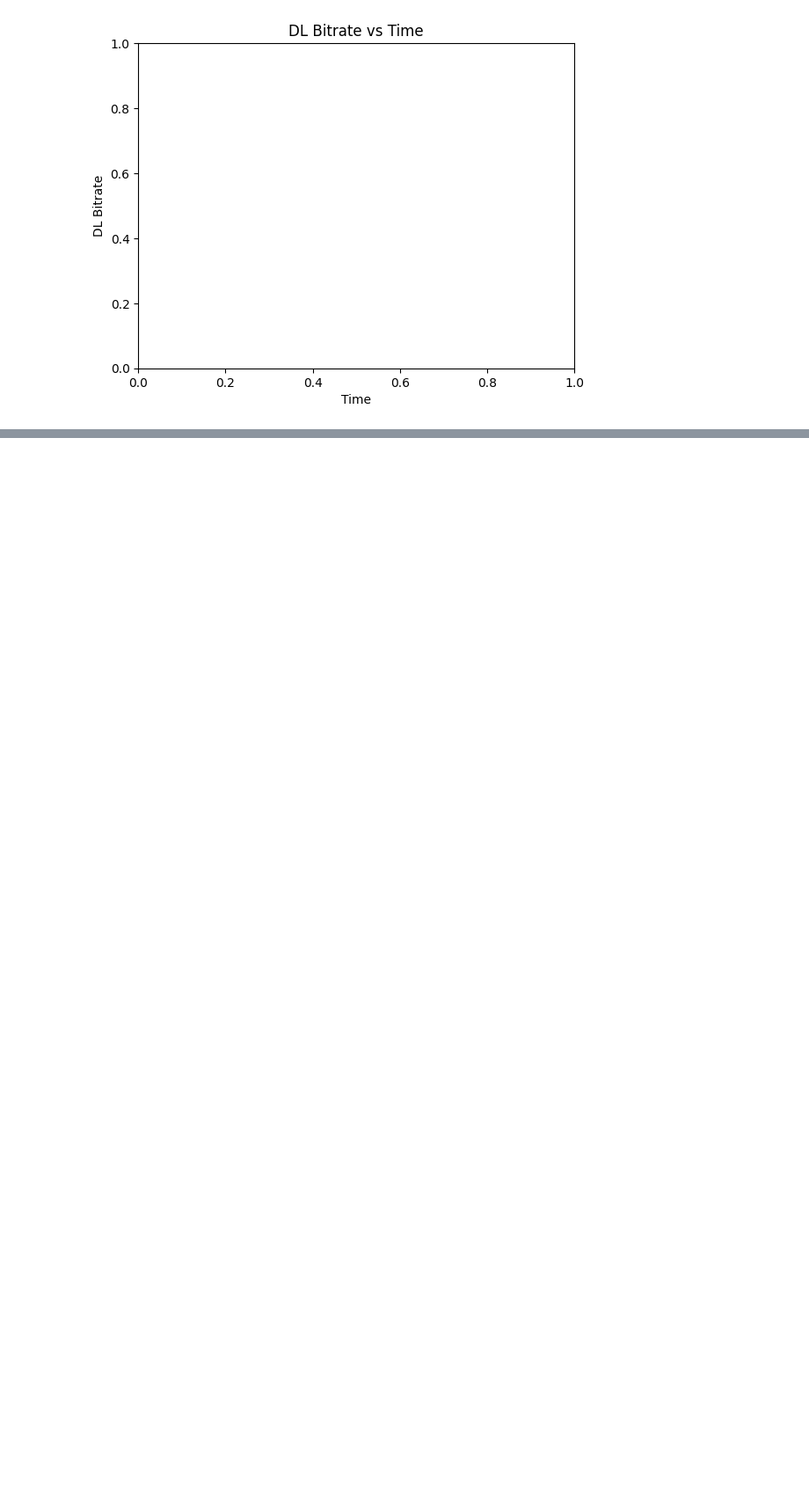
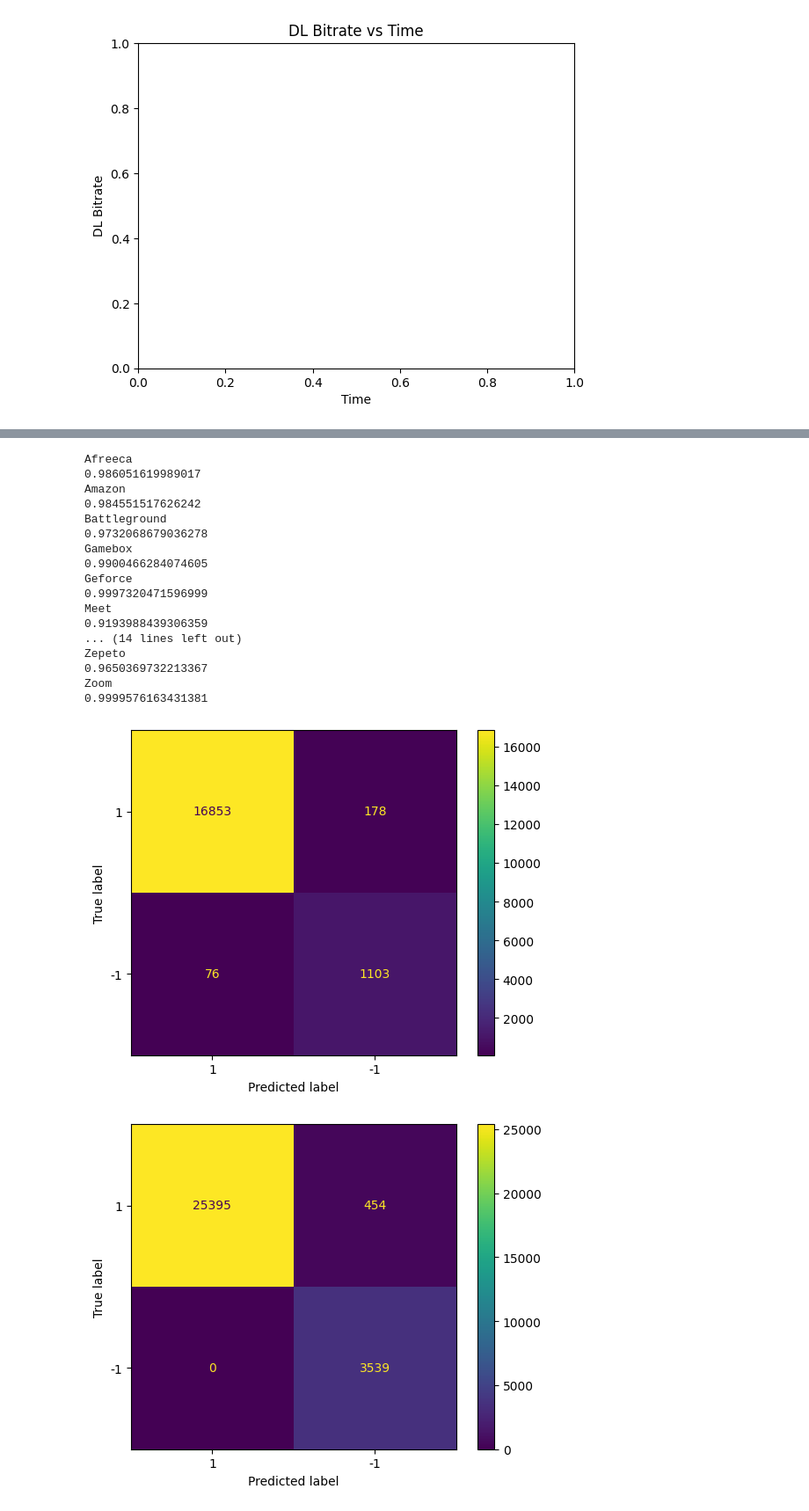
Before and after one commit to LabyrinthV/thesis, a Jupyter notebook: anomalyDetectionv2.ipynb, the cells around one changed output, grey strips where cells are left out. Shown at 88% size. Saved outputs shown, nothing was run; the diff lists cells and outputs as text; code cells hidden in the pictures; blank space fills up the shorter version.

```diff
--- a/anomalyDetectionv2.ipynb
+++ b/anomalyDetectionv2.ipynb
@@ -373,0 +375,35 @@ Zoom
+# %%
+count = 0
+# Predict the outliers for the ul datasets
+for dataset in datasets_ul:
+    X_train, X_test, y_train, y_test = split_dataset(dataset)
+    classifier = train_model(X_train, y_train)
+    y_pred = predict_outliers(classifier, X_test)
+    cm, accuracy = evaluate_model(y_test, y_pred)
+
+    display_cm = ConfusionMatrixDisplay(cm, display_labels=[1, -1])
+    display_cm.plot()
+    print(dataset_names[count])
+    count += 1
+    print(accuracy)
+    ul_classifiers.append(classifier)
+# %% [output]
+Afreeca
+0.986051619989017
+Amazon
+0.984551517626242
+Battleground
+0.9732068679036278
+Gamebox
+0.9900466284074605
+Geforce
+0.9997320471596999
+Meet
+0.9193988439306359
+... (14 lines left out)
+Zepeto
+0.9650369732213367
+Zoom
+0.9999576163431381
+[figure, added]
+[figure, added]
```
Also changed, not shown: parts of 6 cells of this notebook, 2 other files.
